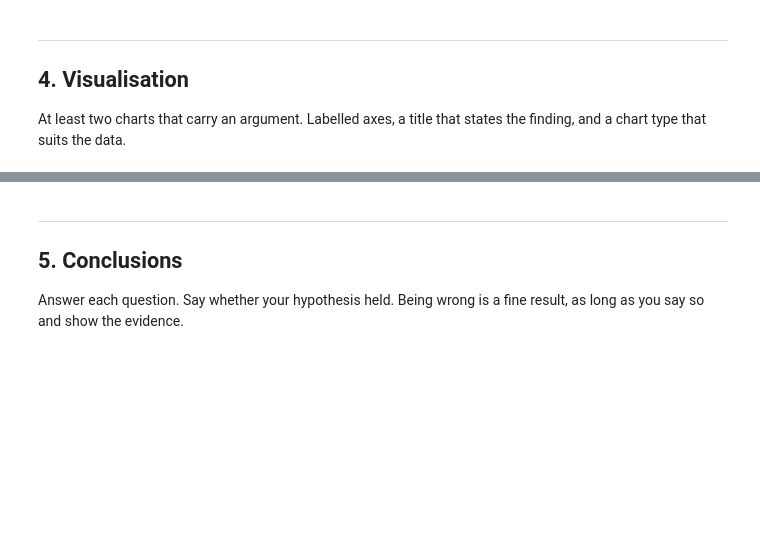
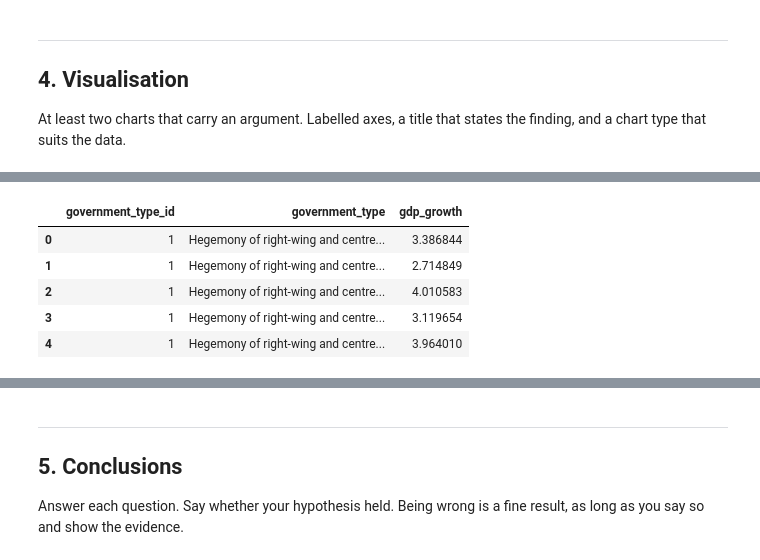
Before and after one commit to rekha-cyber/rekha_branch, a Jupyter notebook: notebooks/03_hypothesis_and_visualization.ipynb, the cells around one changed output, grey strips where cells are left out. Cells and saved outputs as stored; diff of their text form; code cells hidden in the pictures; blank space fills up the shorter version.

```diff
--- a/notebooks/03_hypothesis_and_visualization.ipynb
+++ b/notebooks/03_hypothesis_and_visualization.ipynb
@@ -362,0 +429,25 @@ At least two charts that carry an argument. Labelled axes, a title that states t
+# %%
+gdp_distribution_query = """
+SELECT
+    cy.government_type_id,
+    gt.government_type,
+    cy.gdp_growth
+FROM country_year AS cy
+INNER JOIN government_types AS gt
+    ON cy.government_type_id = gt.government_type_id
+ORDER BY cy.government_type_id;
+"""
+
+gdp_distribution = pd.read_sql(
+    gdp_distribution_query,
+    connection
+)
+
+gdp_distribution.head()
+# %% [output]
+|  | government_type_id | government_type | gdp_growth |
+| 0 | 1 | Hegemony of right-wing and centre... | 3.386844 |
+| 1 | 1 | Hegemony of right-wing and centre... | 2.714849 |
+| 2 | 1 | Hegemony of right-wing and centre... | 4.010583 |
+| 3 | 1 | Hegemony of right-wing and centre... | 3.119654 |
+| 4 | 1 | Hegemony of right-wing and centre... | 3.964010 |
```
Also changed, not shown: parts of 8 cells of this notebook.
